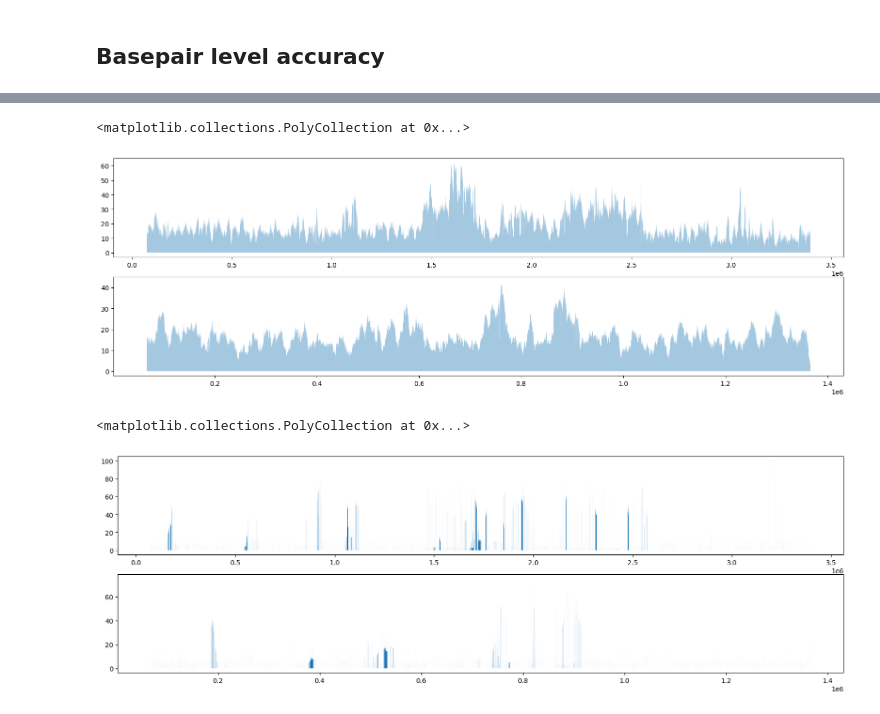
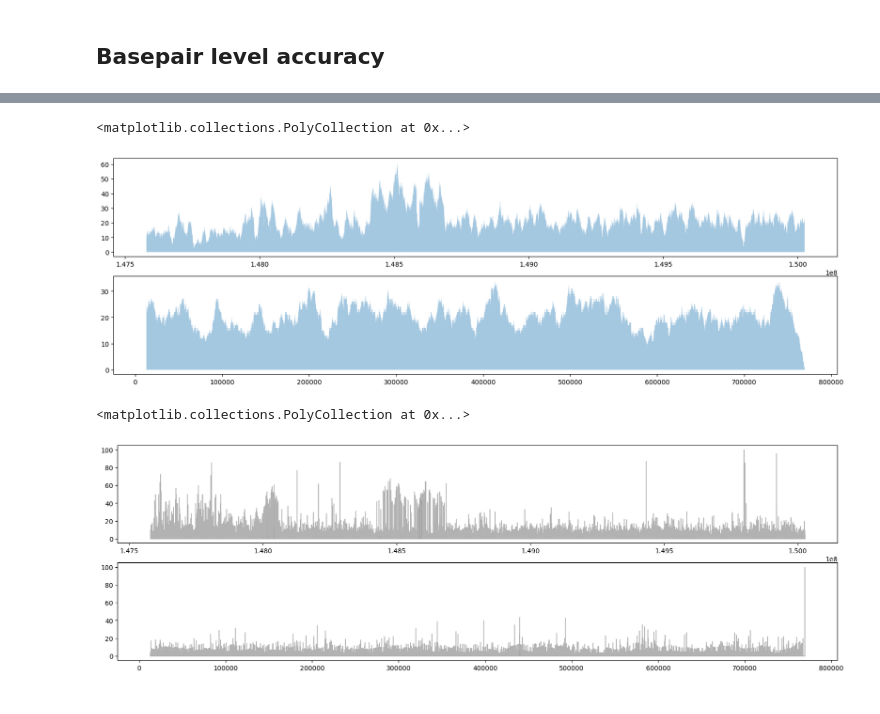
Before and after one commit to phylo-lab-usc/CloseRead_ig-assembly-eval, a Jupyter notebook: code/coverage.ipynb, the cells around one changed output, grey strips where cells are left out. Cells and saved outputs as stored; diff of their text form; code cells hidden in the pictures.

```diff
--- a/code/coverage.ipynb
+++ b/code/coverage.ipynb
@@ -35 +54,41 @@ minDepth = min(igh['Depth'])
+# %%
+pri_pileup_file = f'../errorStats/{species}/IGH_pri_pileup.txt'
+alt_pileup_file = f'../errorStats/{species}/IGH_alt_pileup.txt'
+
+results_pri = {}  # To store results, keyed by (chromosome, position)
+with open(pri_pileup_file, 'r') as f:
+    for line in f:
+        chrom, pos, ref_base, depth, read_bases, _ = line.split()[:6]
+        correct = parse_read_bases(read_bases)
+        if int(depth) > 0:
+            percent_correct = (correct / int(depth)) * 100
+        else:
+            percent_correct = 0
+         # Store or process results
+        results_pri[(chrom, pos)] = (correct, percent_correct, depth)
+results_alt = {}  # To store results, keyed by (chromosome, position)
+with open(alt_pileup_file, 'r') as f:
+    for line in f:
+        chrom, pos, ref_base, depth, read_bases, _ = line.split()[:6]
+        correct = parse_read_bases(read_bases)
+        if int(depth) > 0:
+            percent_correct = (correct / int(depth)) * 100
+        else:
+            percent_correct = 0
+         # Store or process results
+        results_alt[(chrom, pos)] = (correct, percent_correct, depth)
+pri_p = [(*key, *value) for key, value in results_pri.items()]
+pri_pileup = pd.DataFrame(pri_p, columns=['Chrom', 'Pos', 'Correct', 'PercentCorrect', "Depth"])
+pri_pileup['Pos'] = pd.to_numeric(pri_pileup['Pos'])
+pri_pileup['Correct'] = pd.to_numeric(pri_pileup['Correct'])
+pri_pileup['PercentCorrect'] = pd.to_numeric(pri_pileup['PercentCorrect'])
+pri_pileup['Depth'] = pd.to_numeric(pri_pileup['Depth'])
+pri_pileup.sort_values(by=['Chrom', 'Pos'], inplace=True)
+alt_p = [(*key, *value) for key, value in results_alt.items()]
+alt_pileup = pd.DataFrame(alt_p, columns=['Chrom', 'Pos', 'Correct', 'PercentCorrect', "Depth"])
+alt_pileup['Pos'] = pd.to_numeric(alt_pileup['Pos'])
+alt_pileup['Correct'] = pd.to_numeric(alt_pileup['Correct'])
+alt_pileup['PercentCorrect'] = pd.to_numeric(alt_pileup['PercentCorrect'])
+alt_pileup['Depth'] = pd.to_numeric(alt_pileup['Depth'])
+alt_pileup.sort_values(by=['Chrom', 'Pos'], inplace=True)
 # %%
@@ -504,11 +488,11 @@ axes[0].fill_between(pri_pileup['Pos'], pri_pileup['Correct'], step="pre", alpha
 axes[1].fill_between(alt_pileup['Pos'], alt_pileup['Correct'], step="pre", alpha=0.4)
 # %% [output]
 <matplotlib.collections.PolyCollection at 0x...>
-[figure, old version]
+[figure, new version]
 # %%
 fig, axes = plt.subplots(nrows=2, ncols=1, figsize=(20, 6))
-axes[0].fill_between(pri_pileup['Pos'], 100 - pri_pileup['PercentCorrect'], step="pre", alpha=1)
-axes[1].fill_between(alt_pileup['Pos'], 100 - alt_pileup['PercentCorrect'], step="pre", alpha=1)
+axes[0].fill_between(pri_pileup['Pos'], 100 - pri_pileup['PercentCorrect'], step="pre", alpha=0.6, color = 'grey')
+axes[1].fill_between(alt_pileup['Pos'], 100 - alt_pileup['PercentCorrect'], step="pre", alpha=0.6, color = 'grey')
 # %% [output]
 <matplotlib.collections.PolyCollection at 0x...>
-[figure, old version]
+[figure, new version]
```
Also changed, not shown: parts of 18 cells of this notebook, 3 other files.
